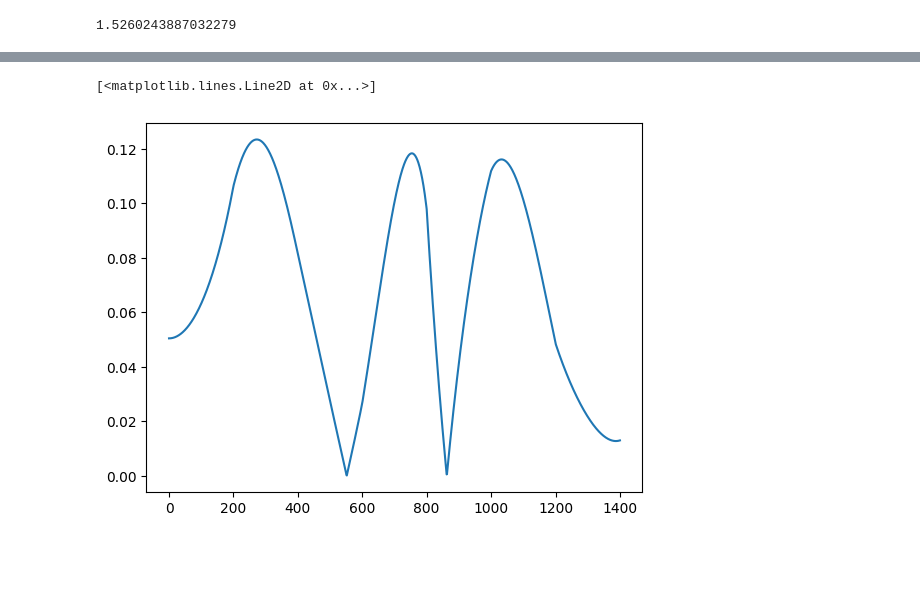
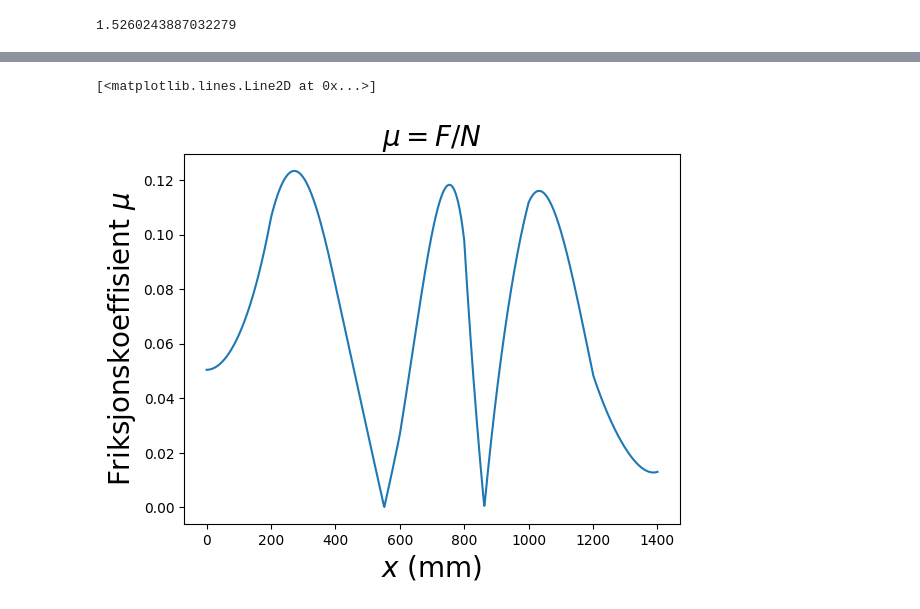
Before and after one commit to angrycompany16/Fysikk-lab, a Jupyter notebook: baneform_H23 david.ipynb, the cells around one changed output, grey strips where cells are left out. Saved outputs shown, nothing was run; the diff lists cells and outputs as text; code cells hidden in the pictures; blank space fills up the shorter version.

```diff
--- a/baneform_H23 david.ipynb
+++ b/baneform_H23 david.ipynb
@@ -172,6 +182,10 @@ plt.plot(x, F)
 # %%
 FN = np.abs(F / N)
+
+plt.title('$μ = F / N$', fontsize=20)
+plt.xlabel('$x$ (mm)',fontsize=20)
+plt.ylabel('Friksjonskoeffisient $μ$',fontsize=20)
 plt.plot(FN)
 # %% [output]
 [<matplotlib.lines.Line2D at 0x...>]
-[figure, old version]
+[figure, new version]
```
Also changed, not shown: parts of 3 cells of this notebook, 10 other files.
